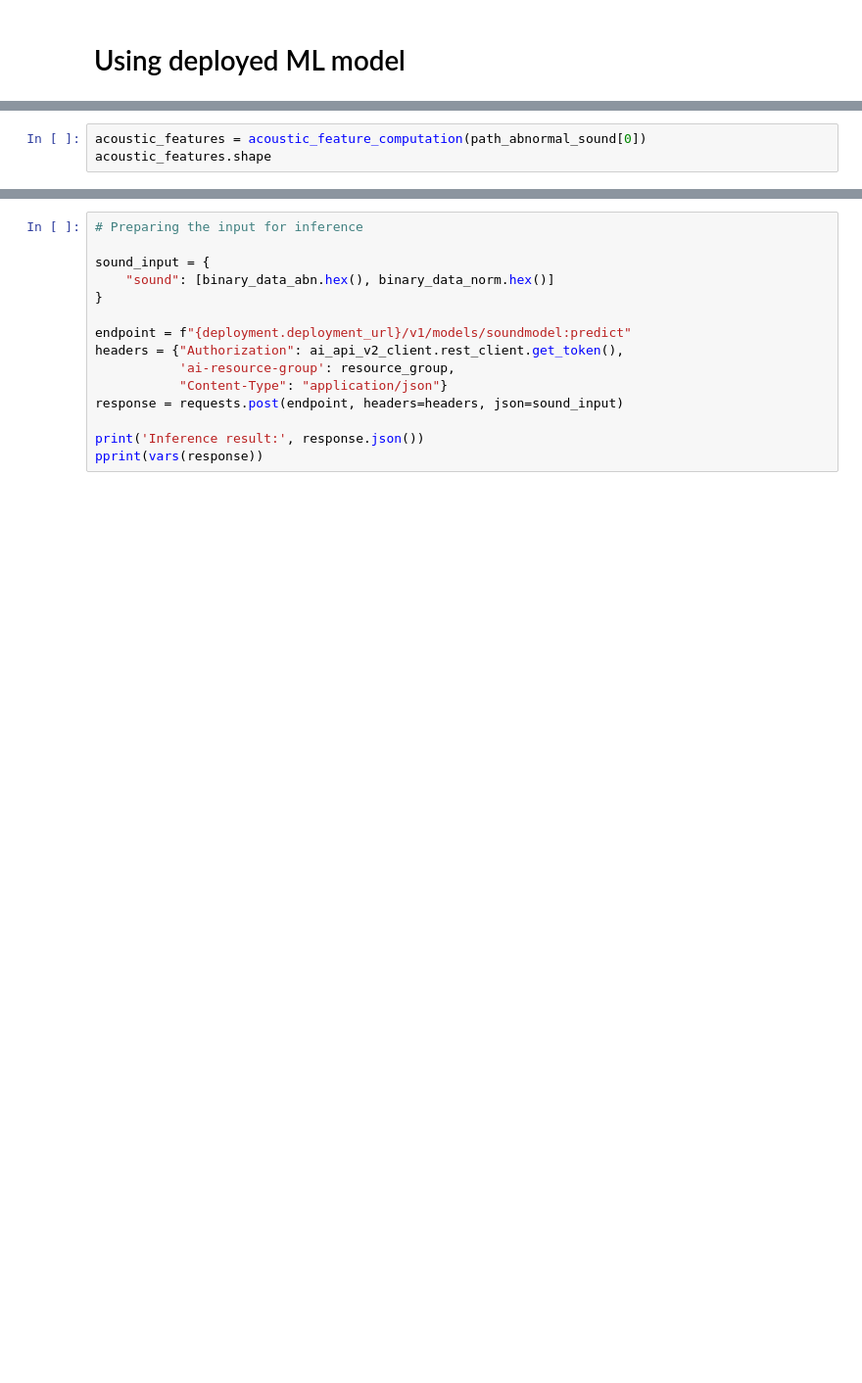
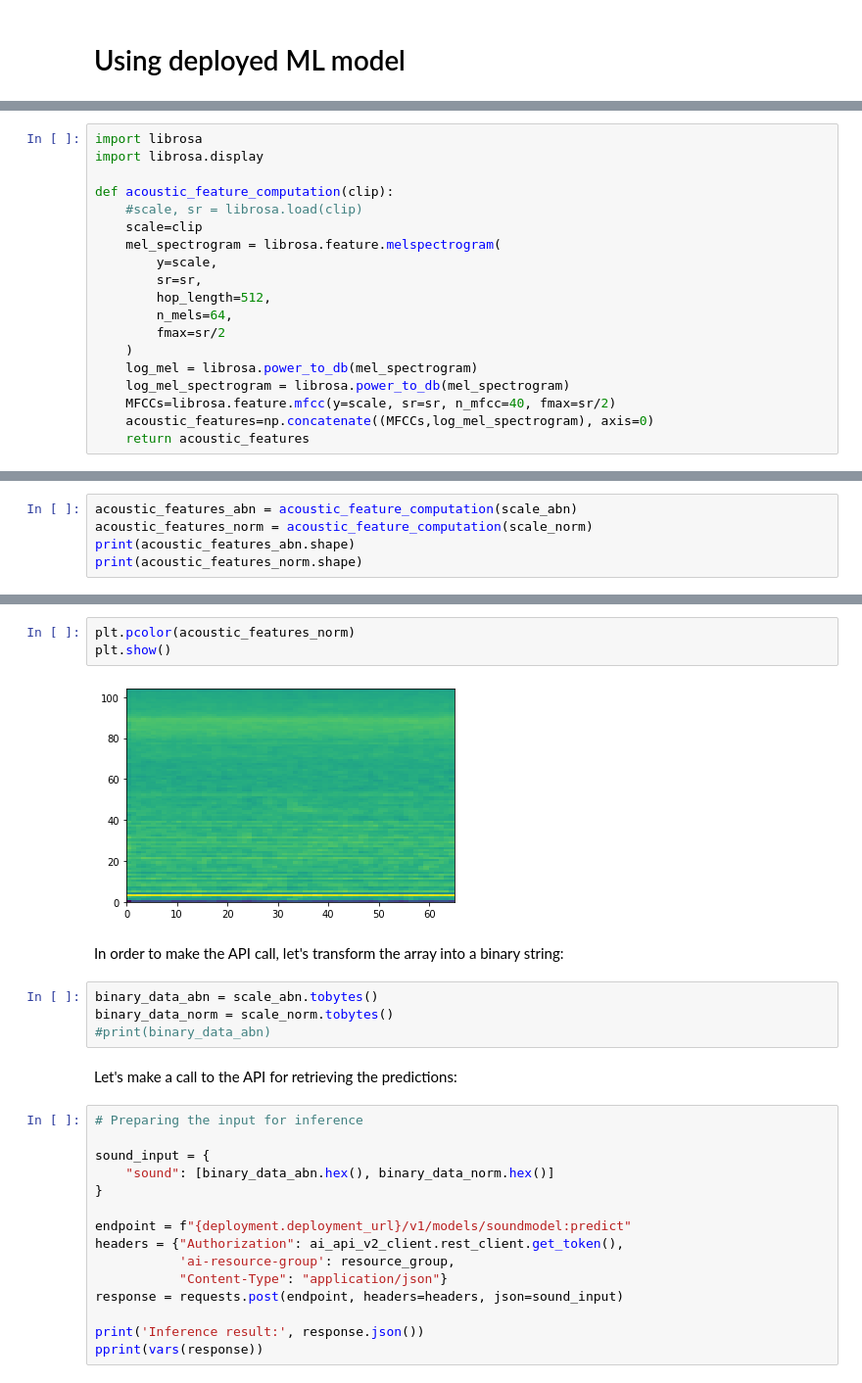
Before and after one commit to SAP-samples/btp-ai-sustainability-bootcamp, a Jupyter notebook: src/ai-models/predictive-maintenance/notebooks/main.ipynb, the cells around one changed output, grey strips where cells are left out. Shown at 98% size. Drawn from its saved outputs; the diff is of its cells as text; blank space fills up the shorter version.

Commit message:
inference on more sounds

```diff
--- a/src/ai-models/predictive-maintenance/notebooks/main.ipynb
+++ b/src/ai-models/predictive-maintenance/notebooks/main.ipynb
@@ -497,3 +467,0 @@ def acoustic_feature_computation(clip):
-# %%
-acoustic_features = acoustic_feature_computation(path_abnormal_sound[0])
-acoustic_features.shape
@@ -519,0 +479,19 @@ binary_data_norm = scale_norm.tobytes()
+# %%
+import librosa
+import librosa.display
+
+def acoustic_feature_computation(clip):
+    #scale, sr = librosa.load(clip)
+    scale=clip
+    mel_spectrogram = librosa.feature.melspectrogram(
+        y=scale,
+        sr=sr,
+        hop_length=512,
+        n_mels=64,
+        fmax=sr/2
+    )
+    log_mel = librosa.power_to_db(mel_spectrogram)
+    log_mel_spectrogram = librosa.power_to_db(mel_spectrogram)
+    MFCCs=librosa.feature.mfcc(y=scale, sr=sr, n_mfcc=40, fmax=sr/2)
+    acoustic_features=np.concatenate((MFCCs,log_mel_spectrogram), axis=0)
+    return acoustic_features
@@ -519,0 +504,5 @@ binary_data_norm = scale_norm.tobytes()
+# %%
+acoustic_features_abn = acoustic_feature_computation(scale_abn)
+acoustic_features_norm = acoustic_feature_computation(scale_norm)
+print(acoustic_features_abn.shape)
+print(acoustic_features_norm.shape)
@@ -520,3 +517,16 @@ binary_data_norm = scale_norm.tobytes()
+# %%
+plt.pcolor(acoustic_features_norm)
+plt.show()
+# %% [output]
+[figure, added]
+# %% [markdown]
+In order to make the API call, let's transform the array into a binary string:
+# %%
+binary_data_abn = scale_abn.tobytes()
+binary_data_norm = scale_norm.tobytes()
+#print(binary_data_abn)
+# %% [markdown]
+Let's make a call to the API for retrieving the predictions:
 # %%
 # Preparing the input for inference
 
```
Also changed, not shown: parts of 38 cells of this notebook.
